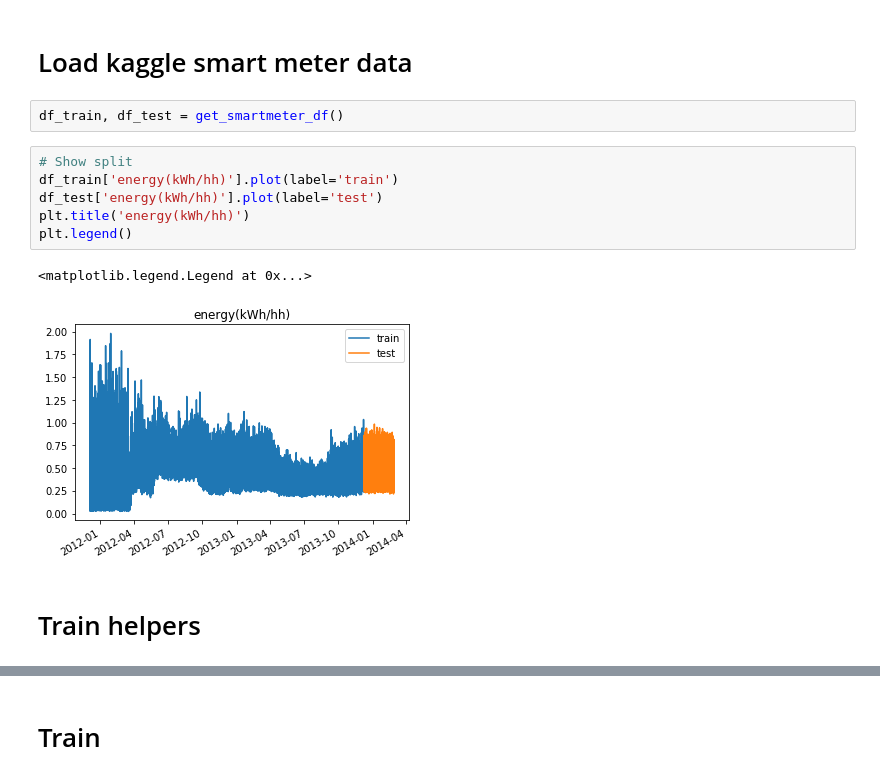
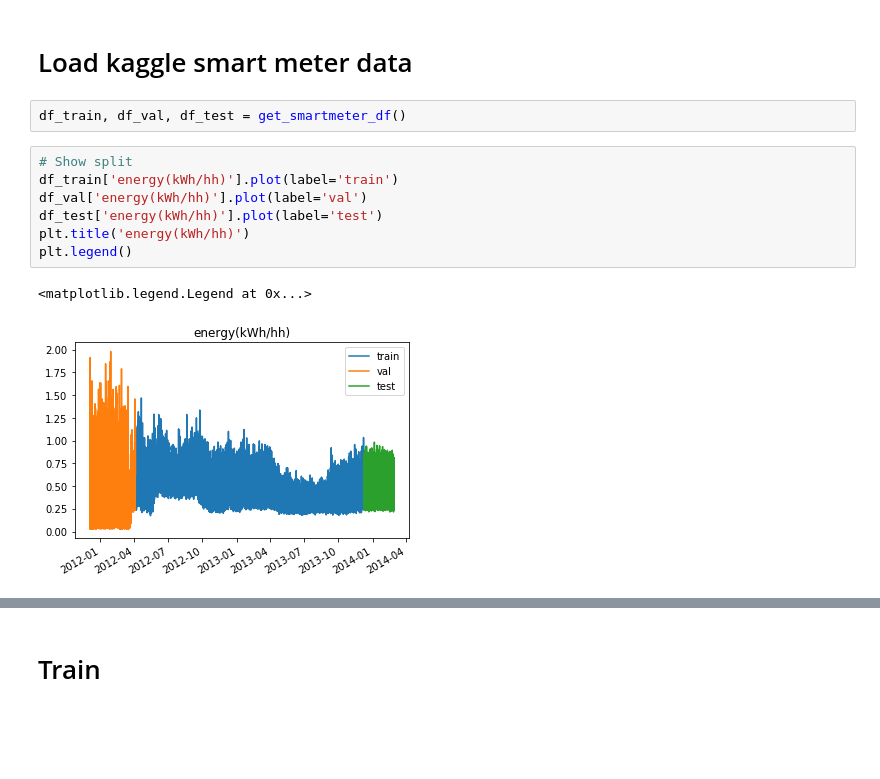
Before and after one commit to wassname/attentive-neural-processes, a Jupyter notebook: smartmeters-transformer-seq2seq.ipynb, the cells around one changed output, grey strips where cells are left out. Saved outputs shown, nothing was run; the diff lists cells and outputs as text; blank space fills up the shorter version.

```diff
--- a/smartmeters-transformer-seq2seq.ipynb
+++ b/smartmeters-transformer-seq2seq.ipynb
@@ -51,15 +52,14 @@ use_logy=False
 # %% [markdown]
 # Load kaggle smart meter data
 # %%
-df_train, df_test = get_smartmeter_df()
+df_train, df_val, df_test = get_smartmeter_df()
 # %%
 # Show split
 df_train['energy(kWh/hh)'].plot(label='train')
+df_val['energy(kWh/hh)'].plot(label='val')
 df_test['energy(kWh/hh)'].plot(label='test')
 plt.title('energy(kWh/hh)')
 plt.legend()
 # %% [output]
 <matplotlib.legend.Legend at 0x...>
-[figure, old version]
+[figure, new version]
-# %% [markdown]
-# Train helpers
```
Also changed, not shown: parts of 9 cells of this notebook, 12 other files.
